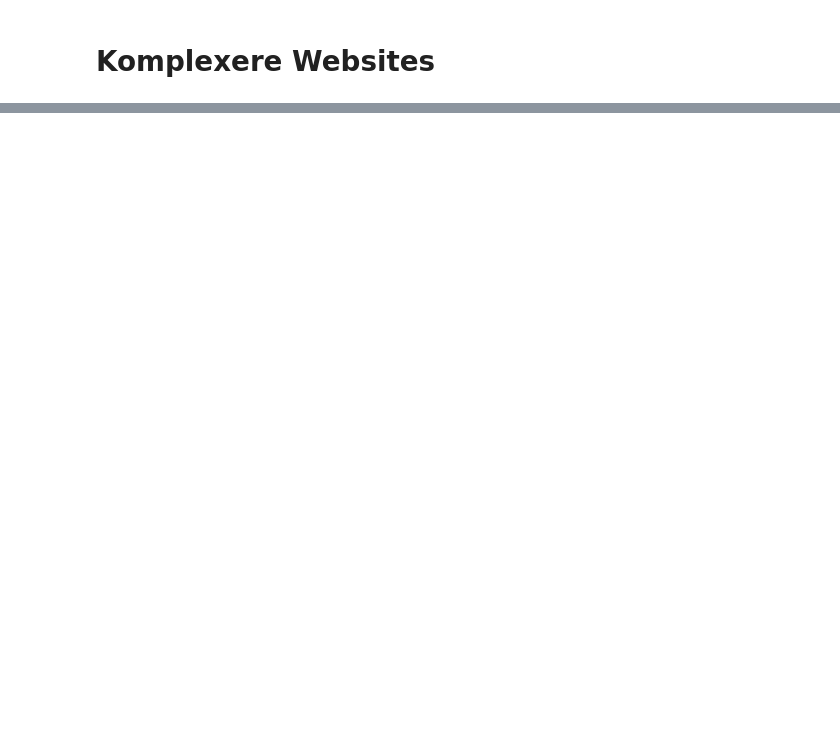
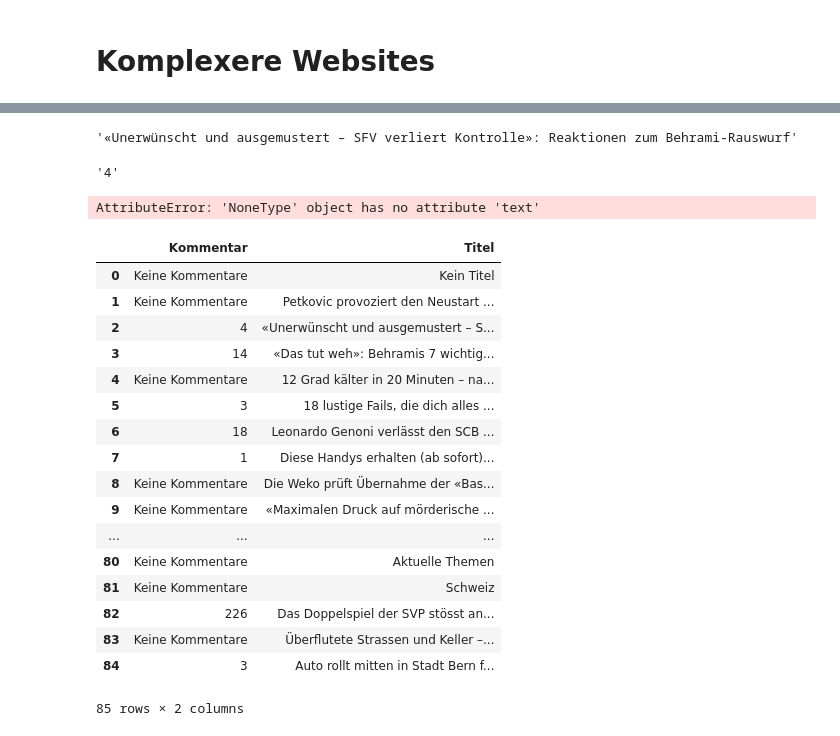
Before and after one commit to MAZ-CAS-DDJ/kurs_18_19, a Jupyter notebook: 06 APIs, Scraping I/03 BeautifulSoup .ipynb, the cells around one changed output, grey strips where cells are left out. Cells and saved outputs as stored; diff of their text form; code cells hidden in the pictures; blank space fills up the shorter version.

```diff
--- a/06 APIs, Scraping I/03 BeautifulSoup .ipynb
+++ b/06 APIs, Scraping I/03 BeautifulSoup .ipynb
@@ -224,0 +199,2 @@ r.text
+# %%
+storybox = soup.find_all('div', {'class':'text'})
@@ -224,0 +231,59 @@ r.text
+# %%
+storybox[2].find('h2').text
+# %% [output]
+'«Unerwünscht und ausgemustert – SFV verliert Kontrolle»: Reaktionen zum Behrami-Rauswurf'
+# %%
+storybox[2].find('a', {'class':'standard comments'}).text.replace("\n", "")
+# %% [output]
+'4'
+# %%
+lst = []
+for elem in storybox:
+    t = elem.find('h2').text
+    k = elem.find('a', {'class':'standard comments'}).text.replace("\n", "")
+
+    mini_dict = {'Titel': t,
+                 'Kommentar': k}
+
+    lst.append(mini_dict)
+# %% [output]
+AttributeError: 'NoneType' object has no attribute 'text'
+# %%
+lst = []
+for elem in storybox:
+
+    try: #Hier kannn man mit Fehlern umgehen. Man muss allerdings spärlcih damit umgehen.
+        t = elem.find('h2').text
+    except:
+        t = 'Kein Titel'
+
+    try:
+        k = elem.find('a', {'class':'standard comments'}).text.replace("\n", "")
+    except:
+        k = 'Keine Kommentare'
+
+    mini_dict = {'Titel': t,
+                 'Kommentar': k}
+
+    lst.append(mini_dict)
+# %%
+pd.DataFrame(lst)
+# %% [output]
+|  | Kommentar | Titel |
+| 0 | Keine Kommentare | Kein Titel |
+| 1 | Keine Kommentare | Petkovic provoziert den Neustart ... |
+| 2 | 4 | «Unerwünscht und ausgemustert – S... |
+| 3 | 14 | «Das tut weh»: Behramis 7 wichtig... |
+| 4 | Keine Kommentare | 12 Grad kälter in 20 Minuten – na... |
+| 5 | 3 | 18 lustige Fails, die dich alles ... |
+| 6 | 18 | Leonardo Genoni verlässt den SCB ... |
+| 7 | 1 | Diese Handys erhalten (ab sofort)... |
+| 8 | Keine Kommentare | Die Weko prüft Übernahme der «Bas... |
+| 9 | Keine Kommentare | «Maximalen Druck auf mörderische ... |
+| ... | ... | ... |
+| 80 | Keine Kommentare | Aktuelle Themen |
+| 81 | Keine Kommentare | Schweiz |
+| 82 | 226 | Das Doppelspiel der SVP stösst an... |
+| 83 | Keine Kommentare | Überflutete Strassen und Keller –... |
+| 84 | 3 | Auto rollt mitten in Stadt Bern f... |
+85 rows × 2 columns
```
Also changed, not shown: parts of 37 cells of this notebook, 2 other files.
